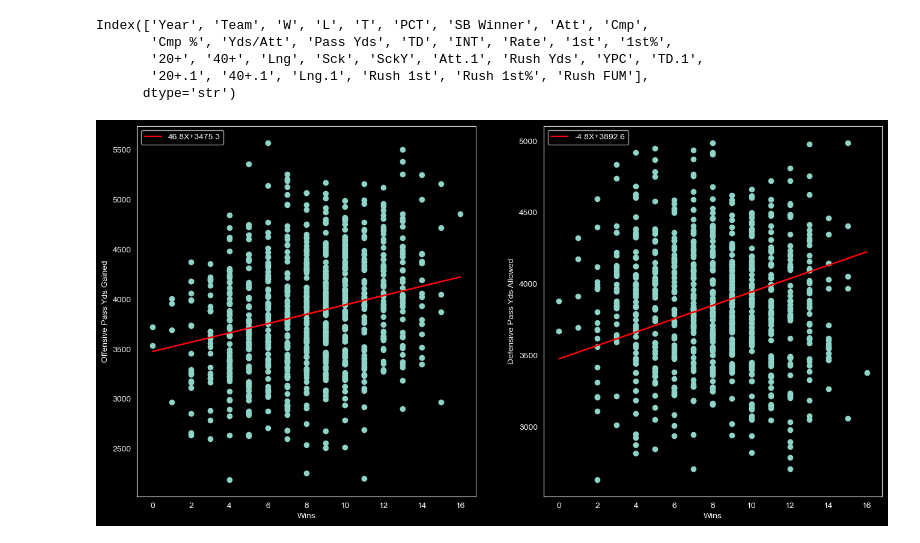
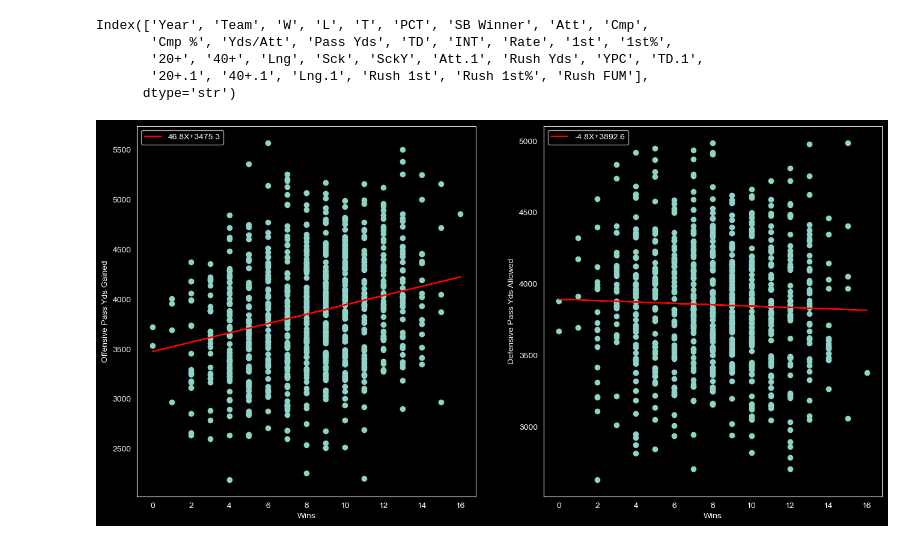
Before and after one commit to andrewtsteves/Championship-Predictor, a Jupyter notebook: Plots.ipynb, the cells around one changed output. Cells and saved outputs as stored; diff of their text form; code cells hidden in the pictures.

Commit message:
Created more plots looking a stat totals on offense and defense effect on wins.

```diff
--- a/Plots.ipynb
+++ b/Plots.ipynb
@@ -19,31 +18,31 @@ Index(['Year', 'Team', 'W', 'L', 'T', 'PCT', 'SB Winner', 'Att', 'Cmp',
 # %%
 o_pass_yards = srd.stats(offense, 'W', 'Pass Yds')
 d_pass_yards = srd.stats(defense, 'W', 'Yds')
 
 o_best_fit = s.linregress(o_pass_yards[0], o_pass_yards[1])
 y_o = o_best_fit.intercept + o_best_fit.slope * o_pass_yards[0]
 
 d_best_fit = s.linregress(d_pass_yards[0], d_pass_yards[1])
 y_d = d_best_fit.intercept + d_best_fit.slope * d_pass_yards[0]
 
 fig, (ax1, ax2) = plt.subplots(1, 2, figsize=(16,8))
 ax1.scatter(o_pass_yards[0], o_pass_yards[1])
 ax1.plot(o_pass_yards[0], y_o, color = 'red', label = f"{o_best_fit.slope:.1f}X+{o_best_fit.intercept:.1f}")
 
 ax2.scatter(d_pass_yards[0], d_pass_yards[1])
-ax2.plot(d_pass_yards[0], y_o, color = 'red', label = f"{d_best_fit.slope:.1f}X+{d_best_fit.intercept:.1f}")
+ax2.plot(d_pass_yards[0], y_d, color = 'red', label = f"{d_best_fit.slope:.1f}X+{d_best_fit.intercept:.1f}")
 
 ax1.legend(loc='upper left')
 ax2.legend(loc='upper left')
 
 ax1.grid(False)
 ax2.grid(False)
 
 ax1.set_ylabel('Offensive Pass Yds Gained')
 ax2.set_ylabel('Defensive Pass Yds Allowed')
 ax1.set_xlabel('Wins')
 ax2.set_xlabel('Wins')
 
 plt.show()
 # %% [output]
-[figure, old version]
+[figure, new version]
```
Also changed, not shown: parts of 14 cells of this notebook.
